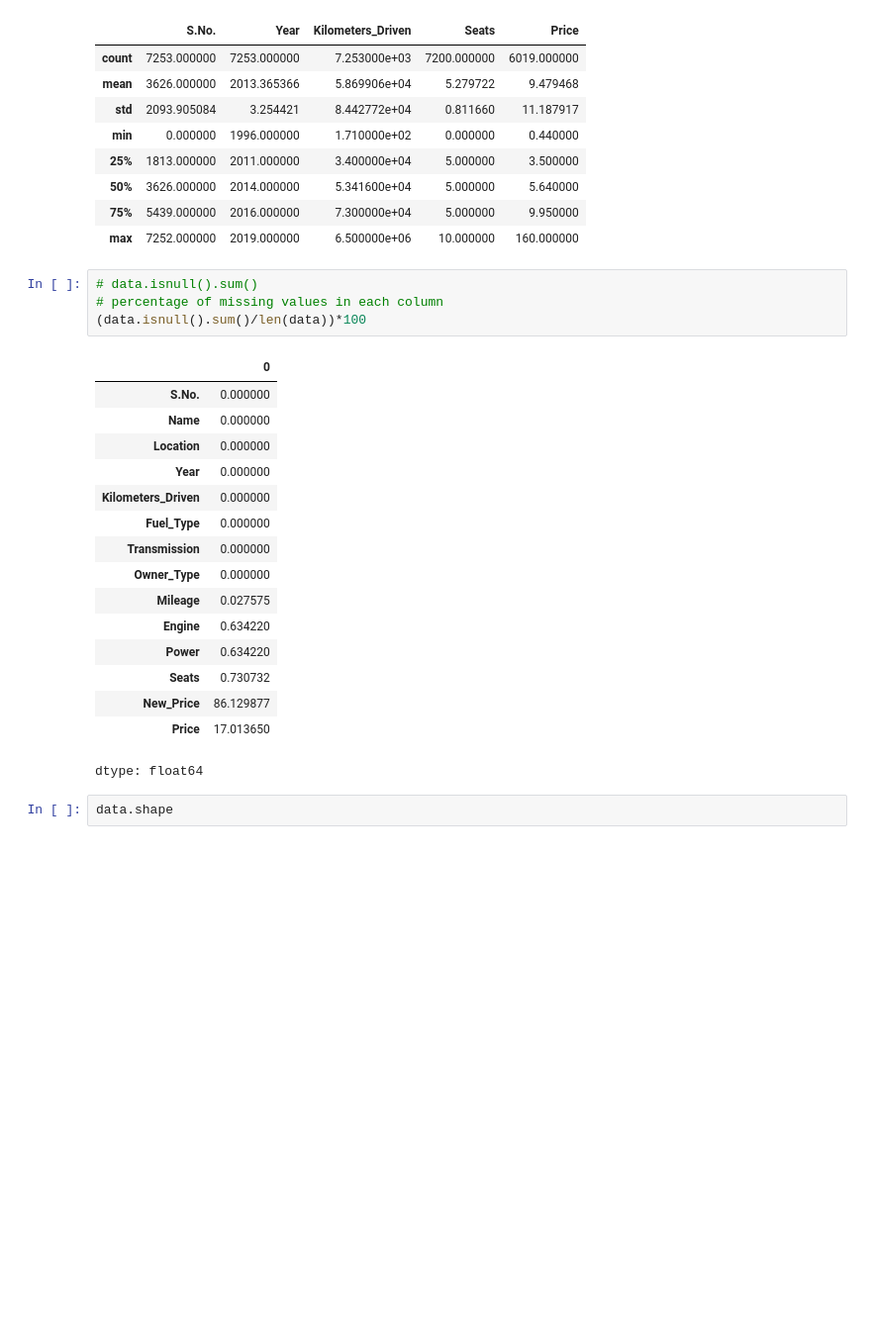
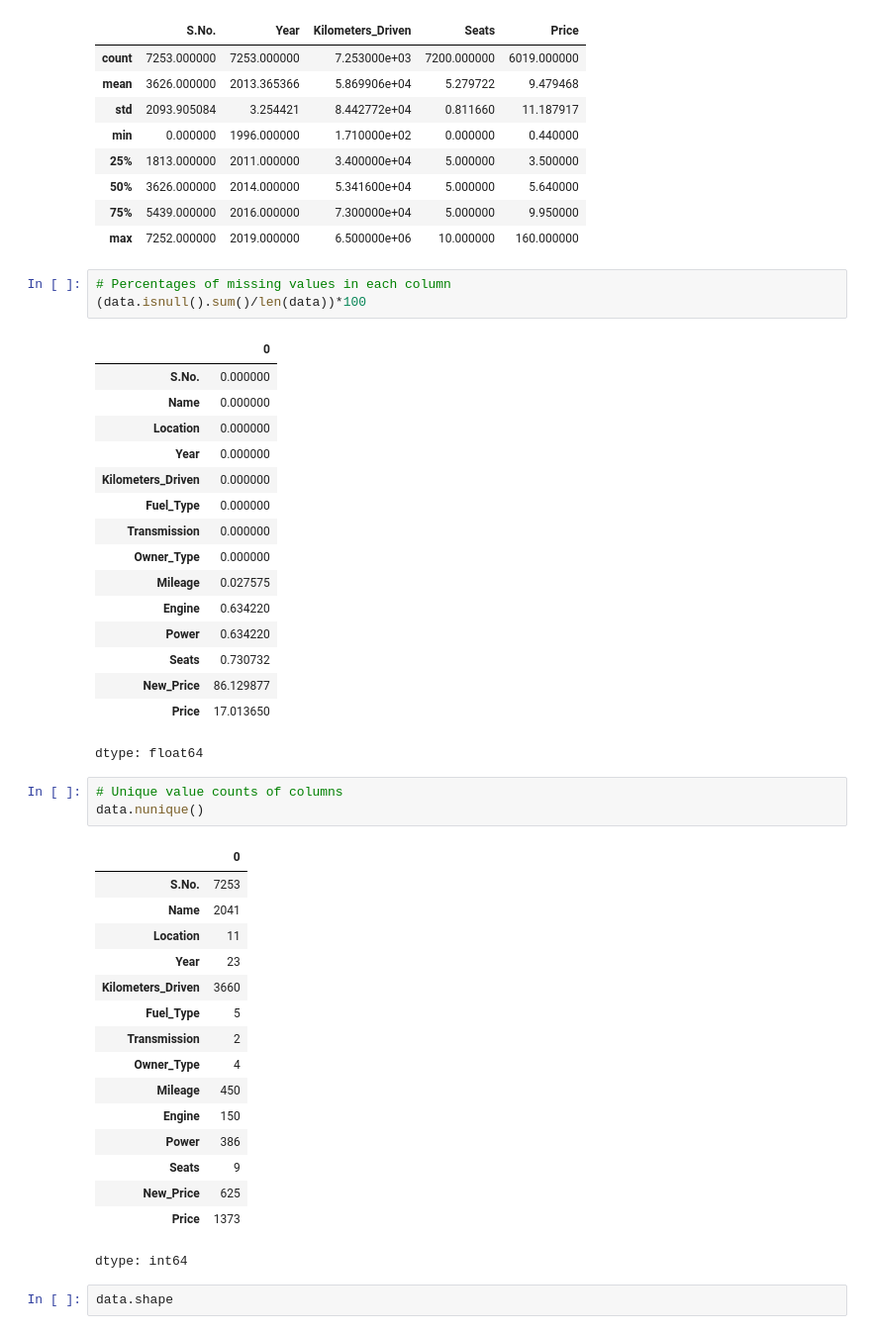
Before and after one commit to safakan/CCTB_repo_safak_atakan_celik, a Jupyter notebook: DEA113/Assignment4/Assignment4_EDA_Kaggle.ipynb, the cells around one changed output. Shown: that part at 99% size. Saved outputs shown, nothing was run; the diff lists cells and outputs as text; blank space fills up the shorter version.

```diff
--- a/DEA113/Assignment4/Assignment4_EDA_Kaggle.ipynb
+++ b/DEA113/Assignment4/Assignment4_EDA_Kaggle.ipynb
@@ -53,8 +53,7 @@ data.describe()
 | 75% | 5439.000000 | 2016.000000 | 7.300000e+04 | 5.000000 | 9.950000 |
 | max | 7252.000000 | 2019.000000 | 6.500000e+06 | 10.000000 | 160.000000 |
 # %%
-# data.isnull().sum()
-# percentage of missing values in each column
+# Percentages of missing values in each column
 (data.isnull().sum()/len(data))*100
 # %% [output]
 |  | 0 |
@@ -73,6 +72,26 @@ data.describe()
 | New_Price | 86.129877 |
 | Price | 17.013650 |
 dtype: float64
+# %%
+# Unique value counts of columns
+data.nunique()
+# %% [output]
+|  | 0 |
+| S.No. | 7253 |
+| Name | 2041 |
+| Location | 11 |
+| Year | 23 |
+| Kilometers_Driven | 3660 |
+| Fuel_Type | 5 |
+| Transmission | 2 |
+| Owner_Type | 4 |
+| Mileage | 450 |
+| Engine | 150 |
+| Power | 386 |
+| Seats | 9 |
+| New_Price | 625 |
+| Price | 1373 |
+dtype: int64
 # %%
 data.shape
 # %% [output]
```
Also changed, not shown: parts of 18 cells of this notebook.
